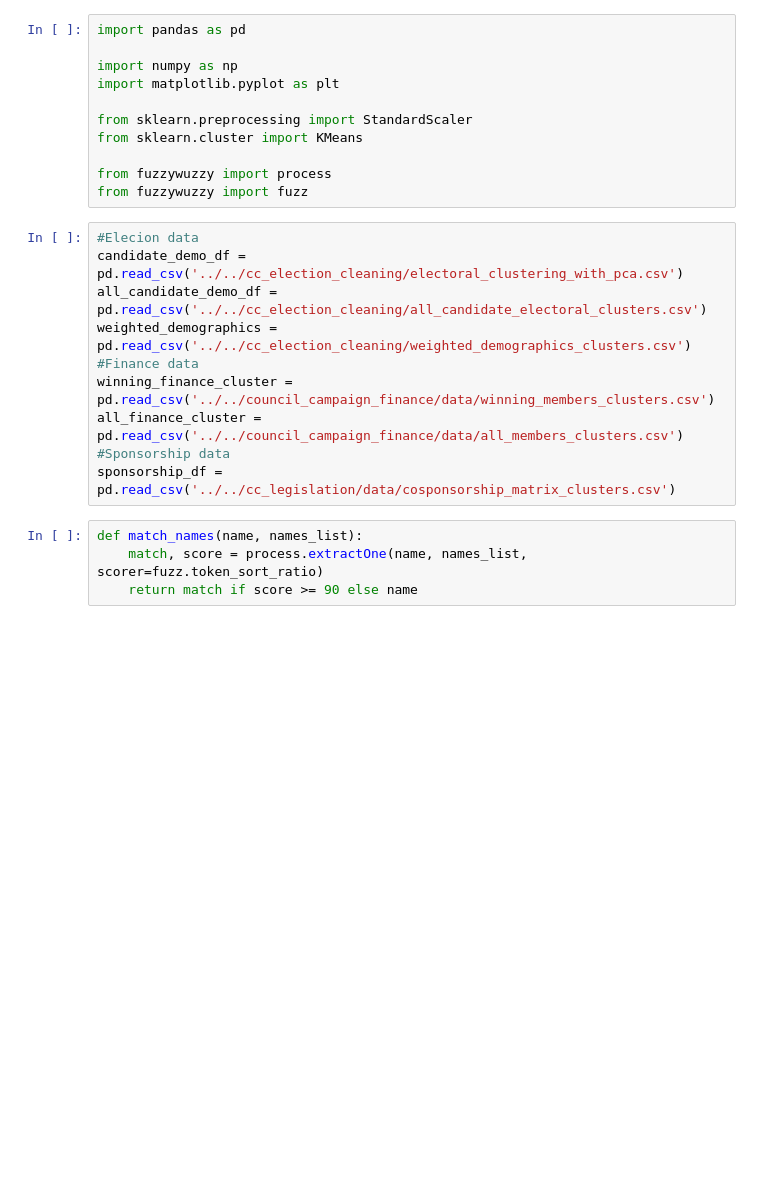
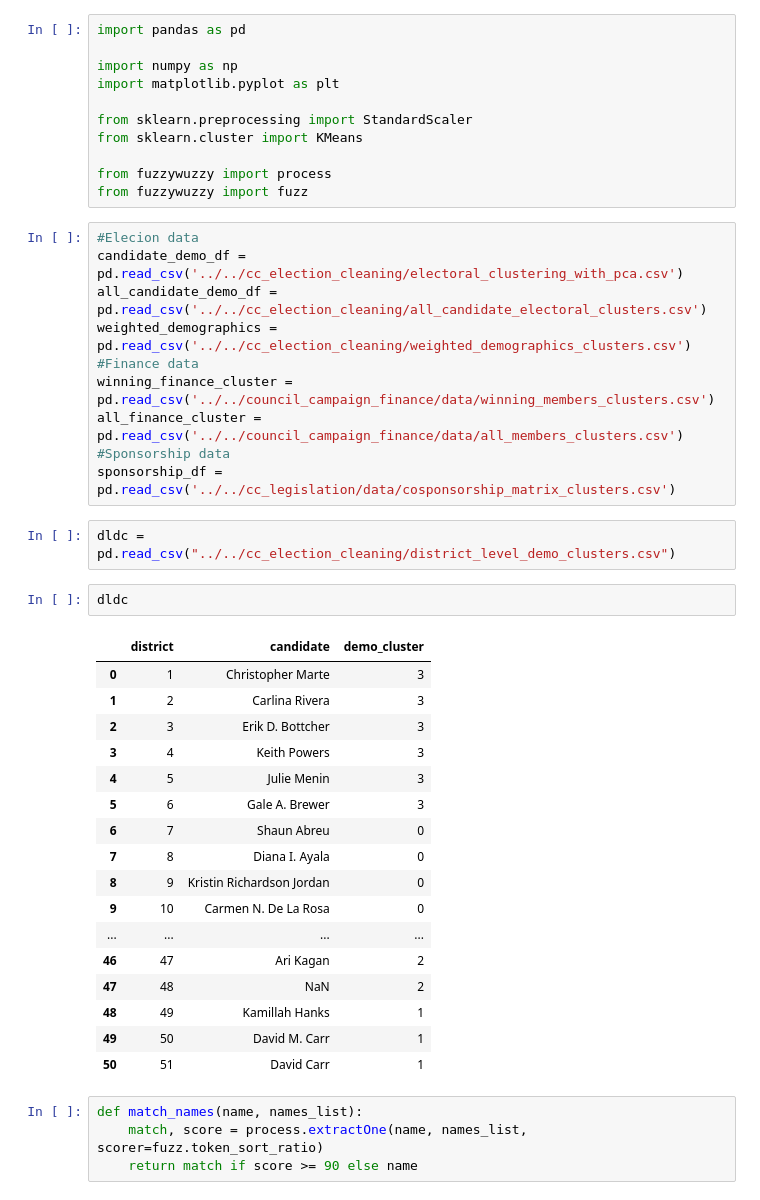
Before and after one commit to SamTGoodson/chapter_two, a Jupyter notebook: working_notebooks/combined_clustering.ipynb, the cells around one changed output. Cells and saved outputs as stored; diff of their text form; blank space fills up the shorter version.

```diff
--- a/working_notebooks/combined_clustering.ipynb
+++ b/working_notebooks/combined_clustering.ipynb
@@ -19,6 +19,28 @@ winning_finance_cluster = pd.read_csv('../../council_campaign_finance/data/winni
 all_finance_cluster = pd.read_csv('../../council_campaign_finance/data/all_members_clusters.csv')
 #Sponsorship data
 sponsorship_df = pd.read_csv('../../cc_legislation/data/cosponsorship_matrix_clusters.csv')
+# %%
+dldc = pd.read_csv("../../cc_election_cleaning/district_level_demo_clusters.csv")
+# %%
+dldc
+# %% [output]
+|  | district | candidate | demo_cluster |
+| 0 | 1 | Christopher Marte | 3 |
+| 1 | 2 | Carlina Rivera | 3 |
+| 2 | 3 | Erik D. Bottcher | 3 |
+| 3 | 4 | Keith Powers | 3 |
+| 4 | 5 | Julie Menin | 3 |
+| 5 | 6 | Gale A. Brewer | 3 |
+| 6 | 7 | Shaun Abreu | 0 |
+| 7 | 8 | Diana I. Ayala | 0 |
+| 8 | 9 | Kristin Richardson Jordan | 0 |
+| 9 | 10 | Carmen N. De La Rosa | 0 |
+| ... | ... | ... | ... |
+| 46 | 47 | Ari Kagan | 2 |
+| 47 | 48 | NaN | 2 |
+| 48 | 49 | Kamillah Hanks | 1 |
+| 49 | 50 | David M. Carr | 1 |
+| 50 | 51 | David Carr | 1 |
 # %%
 def match_names(name, names_list):
     match, score = process.extractOne(name, names_list, scorer=fuzz.token_sort_ratio)
```
Also changed, not shown: parts of 17 cells of this notebook, 2 other files.
